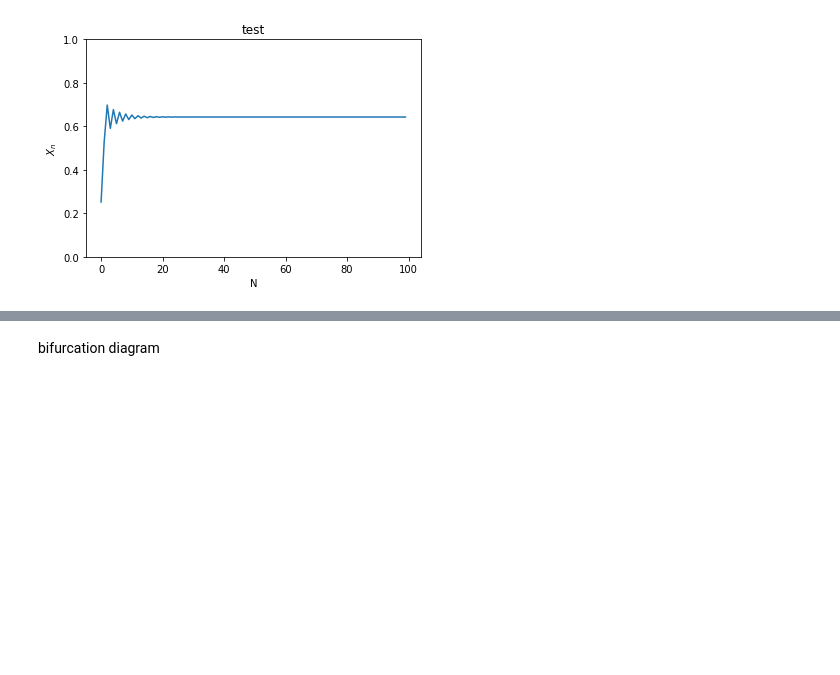
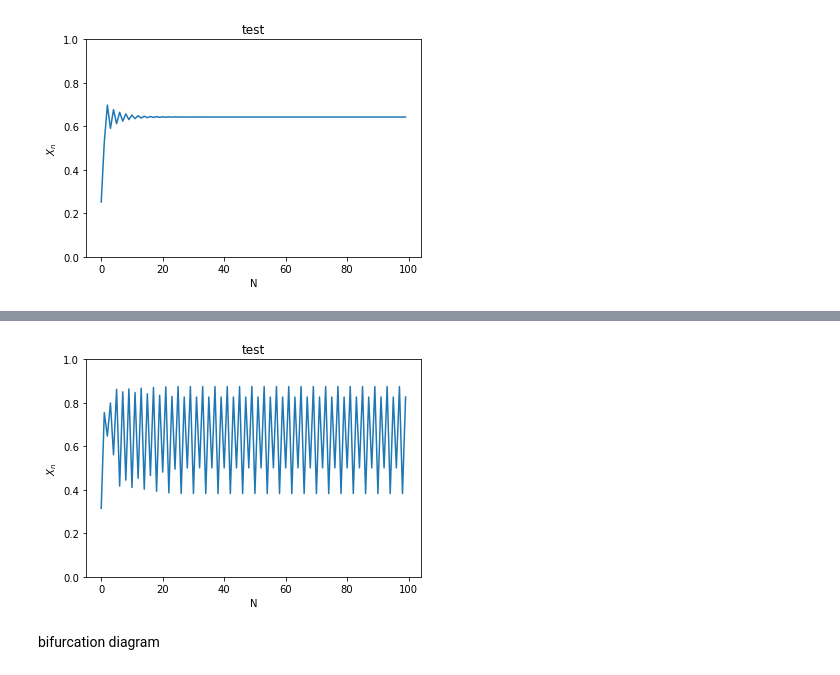
Before and after one commit to Linnore/MLCMS-EX3-GroupK, a Jupyter notebook: task4.ipynb, the cells around one changed output, grey strips where cells are left out. Saved outputs shown, nothing was run; the diff lists cells and outputs as text; code cells hidden in the pictures; blank space fills up the shorter version.

```diff
--- a/task4.ipynb
+++ b/task4.ipynb
@@ -31,0 +44,4 @@ task4_plot(r=2.8)
+# %%
+task4_plot(r=3.5)
+# %% [output]
+[figure, added]
```
Also changed, not shown: parts of 17 cells of this notebook, 1 other file.
